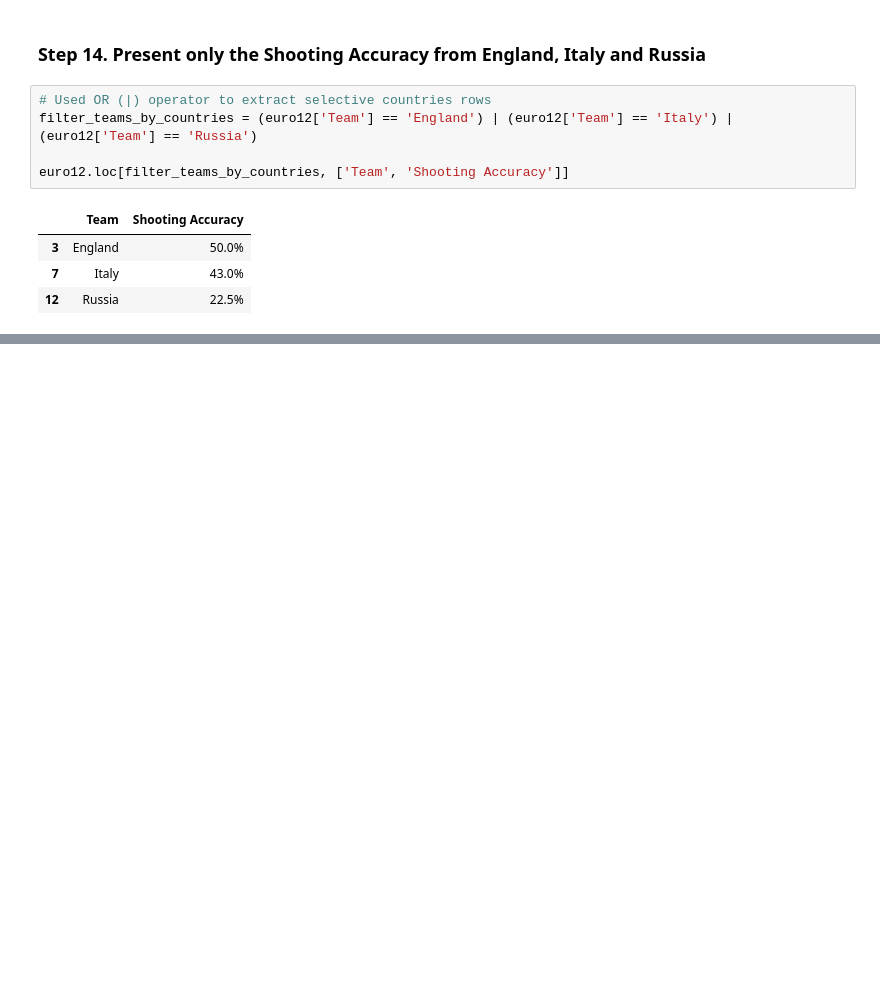
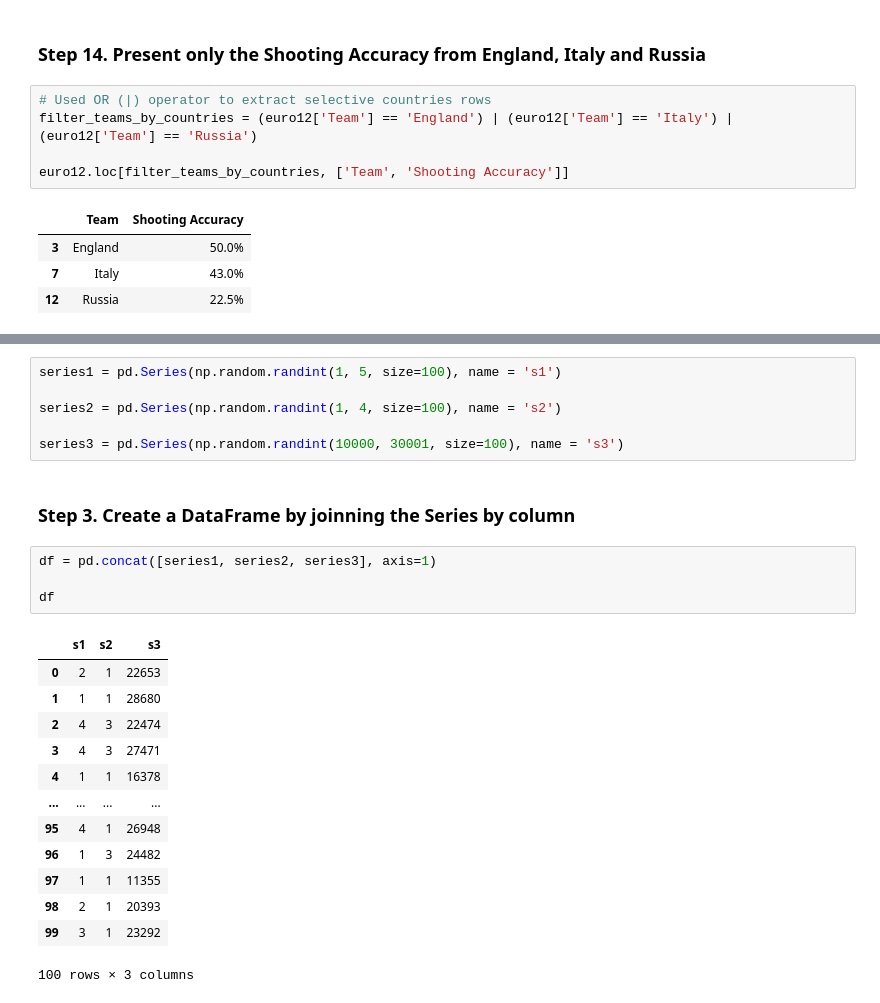
Before and after one commit to 200501409-rkp/RaviKant.Pujari.BDAT1004PS3, a Jupyter notebook: Problem Set 3.ipynb, the cells around one changed output, grey strips where cells are left out. Saved outputs shown, nothing was run; the diff lists cells and outputs as text; blank space fills up the shorter version.

```diff
--- a/Problem Set 3.ipynb
+++ b/Problem Set 3.ipynb
@@ -382,0 +409,26 @@ euro12.loc[filter_teams_by_countries, ['Team', 'Shooting Accuracy']]
+# %%
+series1 = pd.Series(np.random.randint(1, 5, size=100), name = 's1')
+
+series2 = pd.Series(np.random.randint(1, 4, size=100), name = 's2')
+
+series3 = pd.Series(np.random.randint(10000, 30001, size=100), name = 's3')
+# %% [markdown]
+### Step 3. Create a DataFrame by joinning the Series by column
+# %%
+df = pd.concat([series1, series2, series3], axis=1)
+
+df
+# %% [output]
+|  | s1 | s2 | s3 |
+| 0 | 2 | 1 | 22653 |
+| 1 | 1 | 1 | 28680 |
+| 2 | 4 | 3 | 22474 |
+| 3 | 4 | 3 | 27471 |
+| 4 | 1 | 1 | 16378 |
+| ... | ... | ... | ... |
+| 95 | 4 | 1 | 26948 |
+| 96 | 1 | 3 | 24482 |
+| 97 | 1 | 1 | 11355 |
+| 98 | 2 | 1 | 20393 |
+| 99 | 3 | 1 | 23292 |
+100 rows × 3 columns
```
Also changed, not shown: parts of 13 cells of this notebook.
